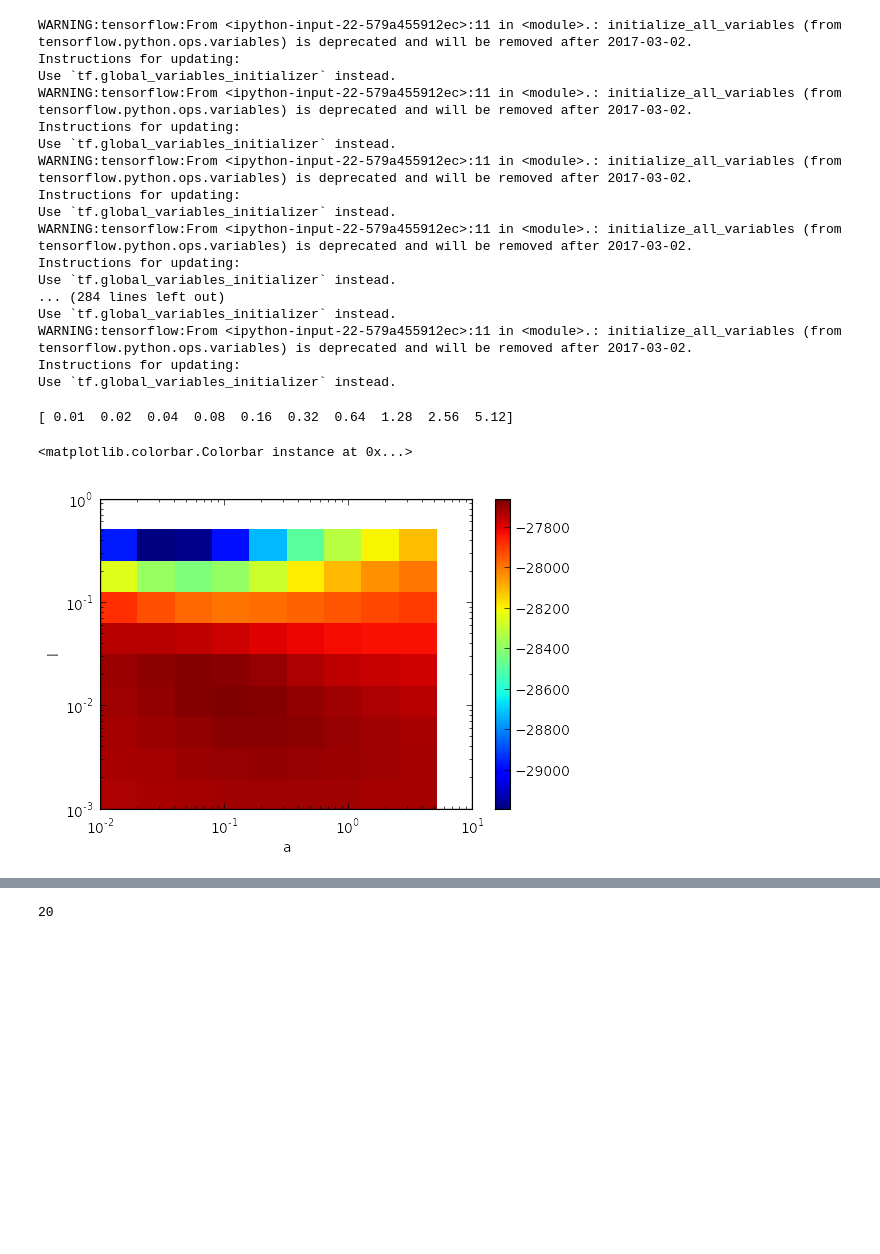
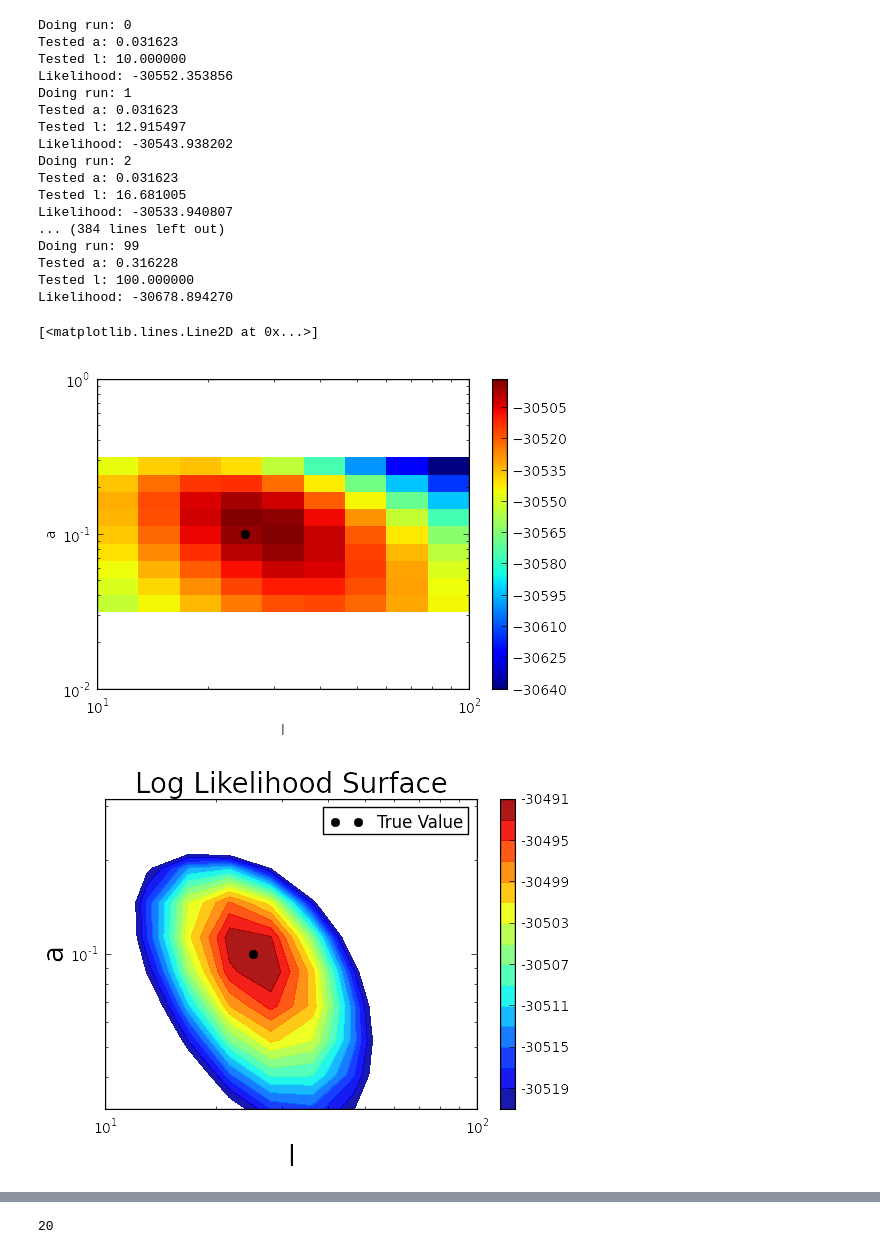
Before and after one commit to hringbauer/BarrierInferPublic, a Jupyter notebook: Laplace.ipynb, the cells around one changed output, grey strips where cells are left out. Drawn from its saved outputs; the diff is of its cells as text; code cells hidden in the pictures; blank space fills up the shorter version.

```diff
--- a/Laplace.ipynb
+++ b/Laplace.ipynb
@@ -91,17 +101,13 @@ config.gpu_options.per_process_gpu_memory_fraction = 0.01
 # %%
-a_list = 0.01 * 2 ** np.arange(10)
-l_list = 0.001 * 2 ** np.arange(10)
-
 res = []
-
+j=0
 with tf.Session(config=config) as sess:
-    i=0
     for aa in a_list:
         for ll in l_list:
-            print("Doing run: %i" % i)
-            i+=1
+            print("Doing run: %i" % j)
+            j+=1
 
-            sess.run(tf.global_variables_initializer())
+            sess.run(tf.global_variables_initializer())   # Changed to global_variables_initializer
 
             prev = None
             for i in range(20):
@@ -109,38 +115,57 @@ with tf.Session(config=config) as sess:
                 if prev and np.abs(prev - r[-1]) < 0.01:
                     break
                 prev = r[-1]
-
+            print("Tested a: %4f" % aa)
+            print("Tested l: %4f" % ll)
+            print("Likelihood: %4f" % r[-1])
             res.append(r[-1])
 # %% [output]
-WARNING:tensorflow:From <ipython-input-22-579a455912ec>:11 in <module>.: initialize_all_variables (from tensorflow.python.ops.variables) is deprecated and will be removed after 2017-03-02.
-Instructions for updating:
-Use `tf.global_variables_initializer` instead.
-WARNING:tensorflow:From <ipython-input-22-579a455912ec>:11 in <module>.: initialize_all_variables (from tensorflow.python.ops.variables) is deprecated and will be removed after 2017-03-02.
-Instructions for updating:
-Use `tf.global_variables_initializer` instead.
-WARNING:tensorflow:From <ipython-input-22-579a455912ec>:11 in <module>.: initialize_all_variables (from tensorflow.python.ops.variables) is deprecated and will be removed after 2017-03-02.
-Instructions for updating:
-Use `tf.global_variables_initializer` instead.
-WARNING:tensorflow:From <ipython-input-22-579a455912ec>:11 in <module>.: initialize_all_variables (from tensorflow.python.ops.variables) is deprecated and will be removed after 2017-03-02.
-Instructions for updating:
-Use `tf.global_variables_initializer` instead.
-... (284 lines left out)
-Use `tf.global_variables_initializer` instead.
-WARNING:tensorflow:From <ipython-input-22-579a455912ec>:11 in <module>.: initialize_all_variables (from tensorflow.python.ops.variables) is deprecated and will be removed after 2017-03-02.
-Instructions for updating:
-Use `tf.global_variables_initializer` instead.
+Doing run: 0
+Tested a: 0.031623
+Tested l: 10.000000
+Likelihood: -30552.353856
+Doing run: 1
+Tested a: 0.031623
+Tested l: 12.915497
+Likelihood: -30543.938202
+Doing run: 2
+Tested a: 0.031623
+Tested l: 16.681005
+Likelihood: -30533.940807
+... (384 lines left out)
+Doing run: 99
+Tested a: 0.316228
+Tested l: 100.000000
+Likelihood: -30678.894270
 # %%
 surface = np.array(res).reshape((10, 10))
-pylab.pcolormesh(a_list, l_list, surface)
+pylab.pcolormesh(l_list, a_list, surface)
 pylab.xscale('log')
 pylab.yscale('log')
-pylab.xlabel('a')
-pylab.ylabel('l')
+pylab.xlabel('l')
+pylab.ylabel('a')
 pylab.colorbar()
+pylab.plot(25, 0.1, 'ko', linewidth=5)
 # %% [output]
-[ 0.01  0.02  0.04  0.08  0.16  0.32  0.64  1.28  2.56  5.12]
+[<matplotlib.lines.Line2D at 0x...>]
-<matplotlib.colorbar.Colorbar instance at 0x...>
-[figure, old version]
+[figure, new version]
+# %%
+pylab.figure()
+levels = np.arange(max(res) - 30, max(res) + 1, 2)  # Every two likelihood units
+ax=pylab.contourf(l_list, a_list, surface, alpha=0.9, levels=levels)
+
+# plt.clabel(ax, inline=1, fontsize=10)
+pylab.colorbar(ax, format="%i")
+pylab.title("Log Likelihood Surface", fontsize=20)
+pylab.xlabel("l", fontsize=20)
+pylab.ylabel("a", fontsize=20)
+pylab.xscale('log')
+pylab.yscale('log')
+pylab.plot(25, 0.1, 'ko', linewidth=5, label="True Value")
+pylab.legend()
+pylab.show()
+# %% [output]
+[figure, added]
 # %%
 np.max(surface) / (N * np.log(2) * M)
 # %% [output]
```
Also changed, not shown: parts of 9 cells of this notebook, 3 other files.
